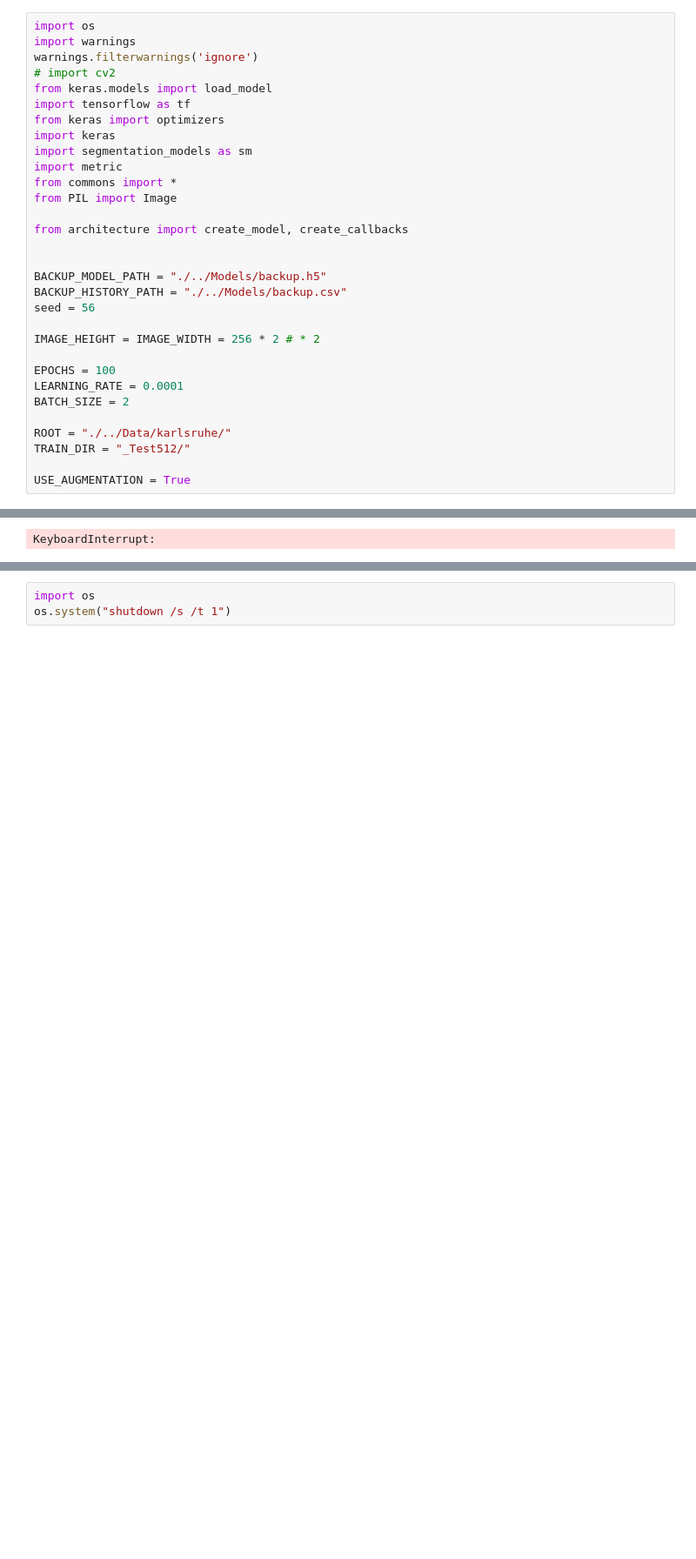
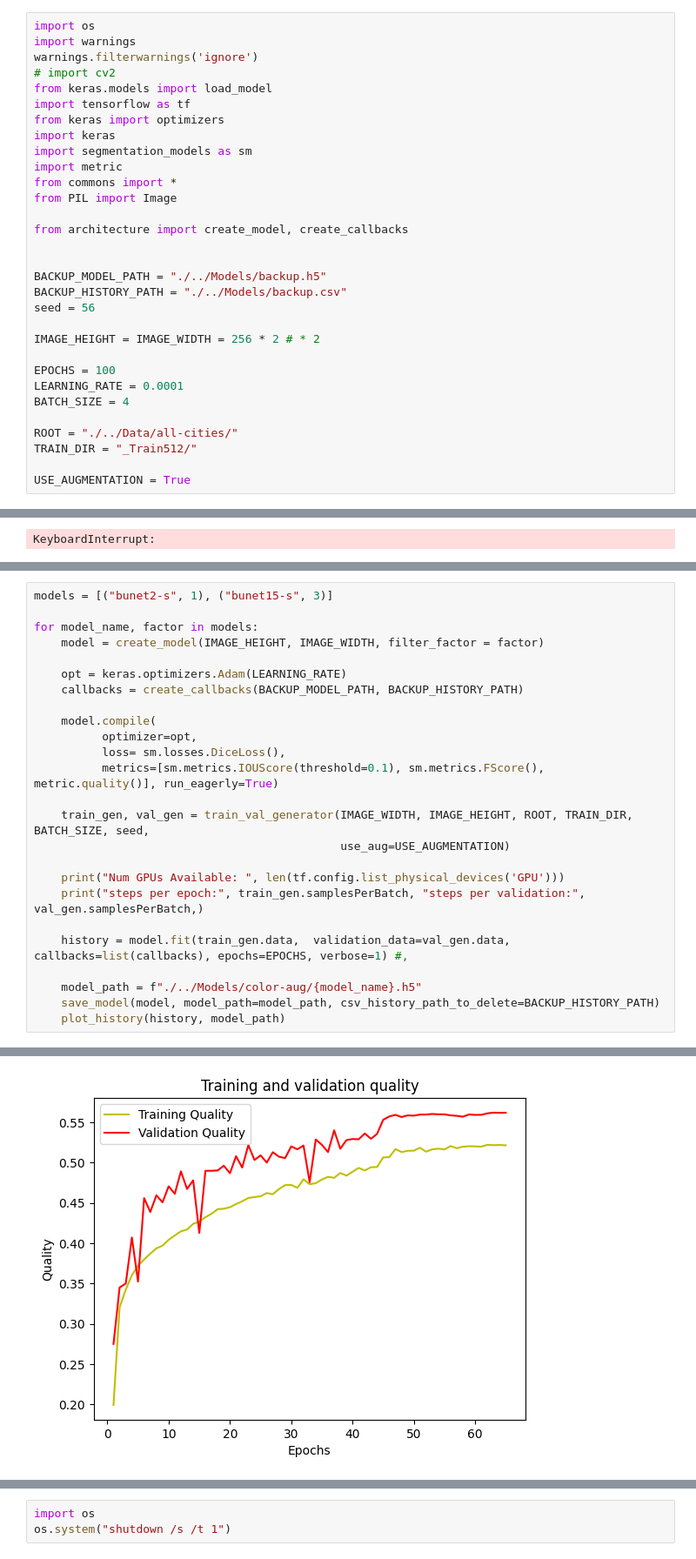
Before and after one commit to bicycle-lane-detector/detector, a Jupyter notebook: src/main.ipynb, the cells around one changed output, grey strips where cells are left out. Shown at 87% size. Saved outputs shown, nothing was run; the diff lists cells and outputs as text; blank space fills up the shorter version.

Commit message:
finished training of bunet stars

```diff
--- a/src/main.ipynb
+++ b/src/main.ipynb
@@ -23,9 +23,9 @@ IMAGE_HEIGHT = IMAGE_WIDTH = 256 * 2 # * 2
 
 EPOCHS = 100
 LEARNING_RATE = 0.0001
-BATCH_SIZE = 2
+BATCH_SIZE = 4
 
-ROOT = "./../Data/karlsruhe/"
-TRAIN_DIR = "_Test512/"
+ROOT = "./../Data/all-cities/"
+TRAIN_DIR = "_Train512/"
 
 USE_AUGMENTATION = True
@@ -108,3 +110,29 @@ plot_history(history, model_path)
 Time of saving model: 2022-11-11 03:39:59.068012
 [figure]
 [figure]
+# %%
+models = [("bunet2-s", 1), ("bunet15-s", 3)]
+
+for model_name, factor in models:
+    model = create_model(IMAGE_HEIGHT, IMAGE_WIDTH, filter_factor = factor)
+
+    opt = keras.optimizers.Adam(LEARNING_RATE)
+    callbacks = create_callbacks(BACKUP_MODEL_PATH, BACKUP_HISTORY_PATH)
+
+    model.compile(
+          optimizer=opt,
+          loss= sm.losses.DiceLoss(),
+          metrics=[sm.metrics.IOUScore(threshold=0.1), sm.metrics.FScore(), metric.quality()], run_eagerly=True)
+
+    train_gen, val_gen = train_val_generator(IMAGE_WIDTH, IMAGE_HEIGHT, ROOT, TRAIN_DIR, BATCH_SIZE, seed,
+                                             use_aug=USE_AUGMENTATION)
+
+    print("Num GPUs Available: ", len(tf.config.list_physical_devices('GPU')))
+    print("steps per epoch:", train_gen.samplesPerBatch, "steps per validation:", val_gen.samplesPerBatch,)
+
+    history = model.fit(train_gen.data,  validation_data=val_gen.data, callbacks=list(callbacks), epochs=EPOCHS, verbose=1) #,
+
+    model_path = f"./../Models/color-aug/{model_name}.h5"
+    save_model(model, model_path=model_path, csv_history_path_to_delete=BACKUP_HISTORY_PATH)
+    plot_history(history, model_path)
+# %% [output]
@@ -110,0 +156 @@ Time of saving model: 2022-11-11 03:39:59.068012
+[figure, added]
```
Also changed, not shown: parts of 2 cells of this notebook, 2 other files.
